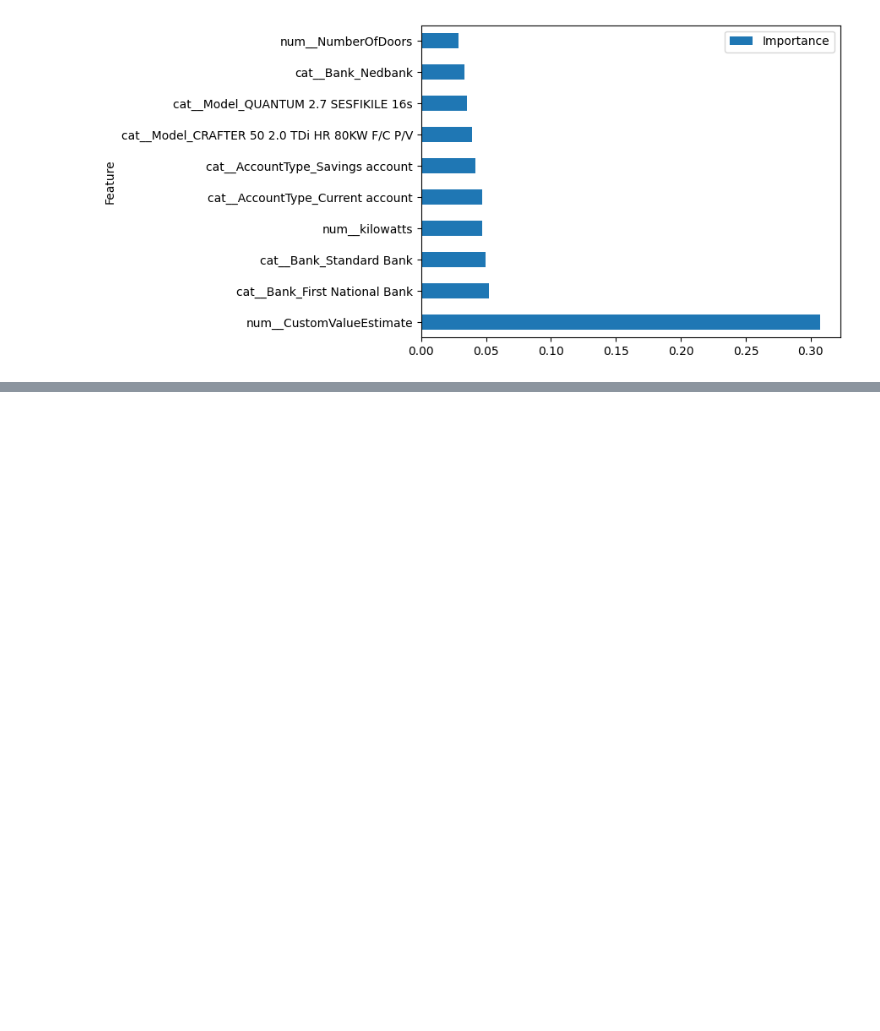
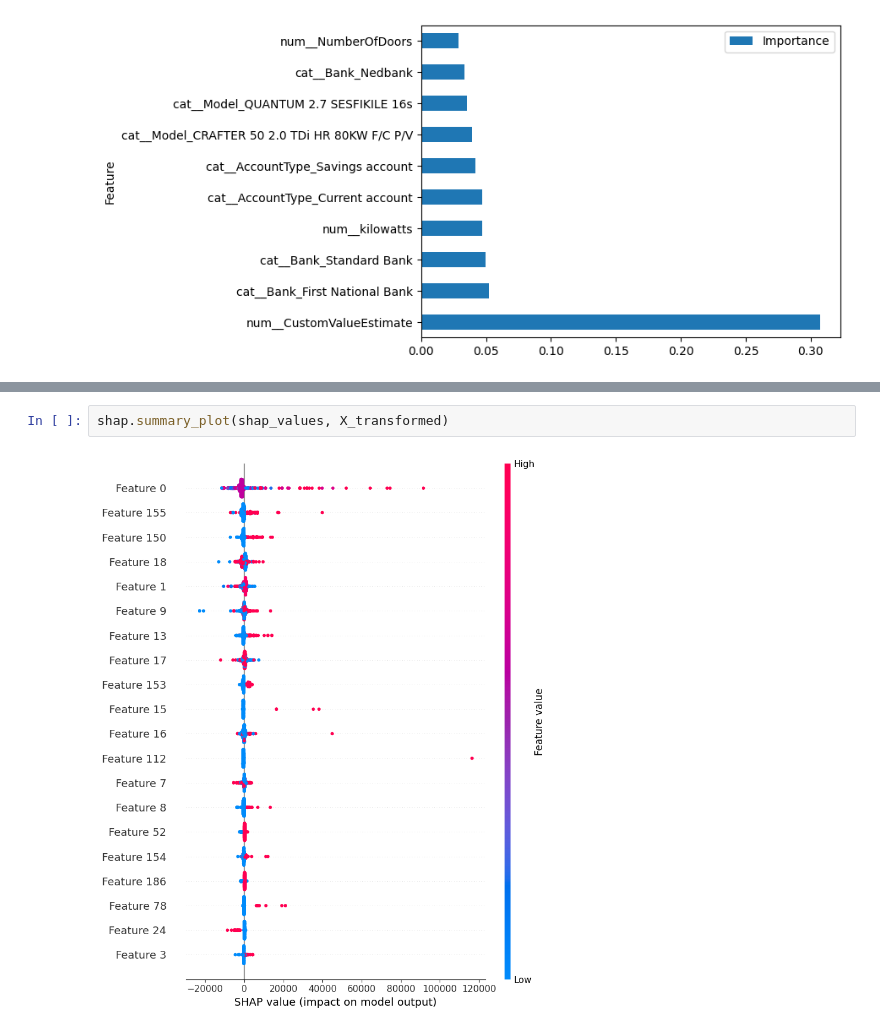
Before and after one commit to Redeat-Birhane/insurance-risk-analytics, a Jupyter notebook: notebooks/03_modeling.ipynb, the cells around one changed output, grey strips where cells are left out. Saved outputs shown, nothing was run; the diff lists cells and outputs as text; blank space fills up the shorter version.

```diff
--- a/notebooks/03_modeling.ipynb
+++ b/notebooks/03_modeling.ipynb
@@ -279,0 +314,4 @@ feat_imp.head(10).plot(
+# %%
+shap.summary_plot(shap_values, X_transformed)
+# %% [output]
+[figure, added]
```
Also changed, not shown: parts of 5 cells of this notebook.
